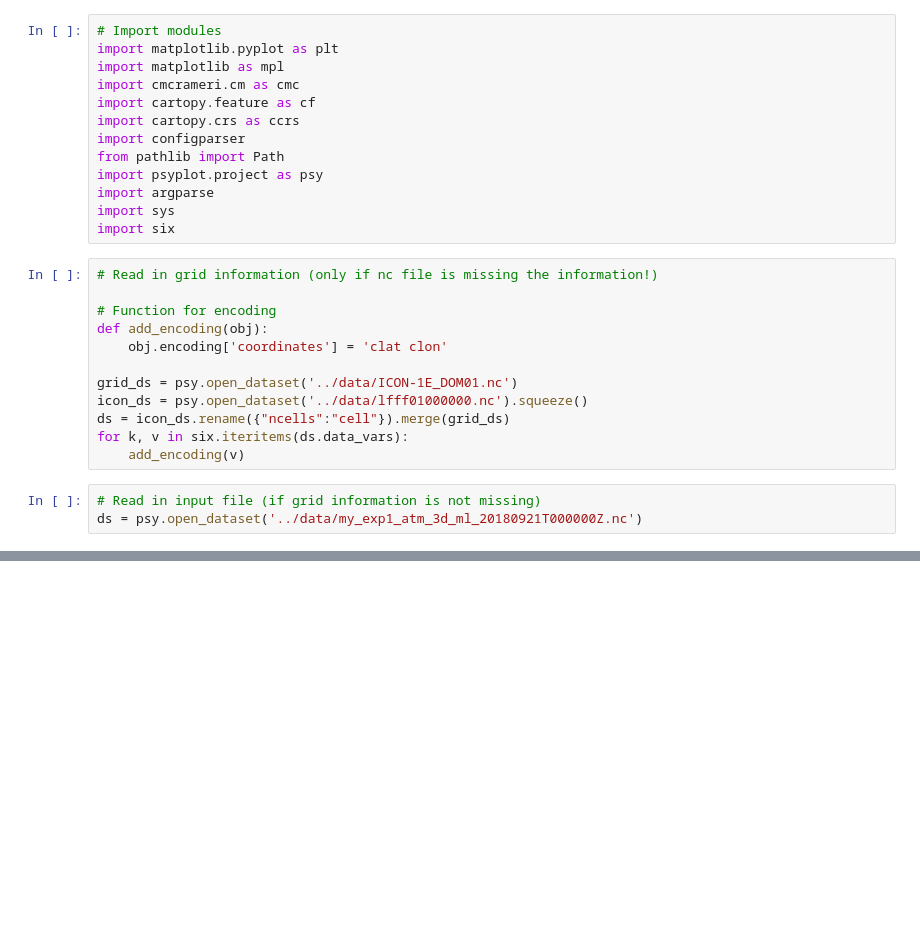
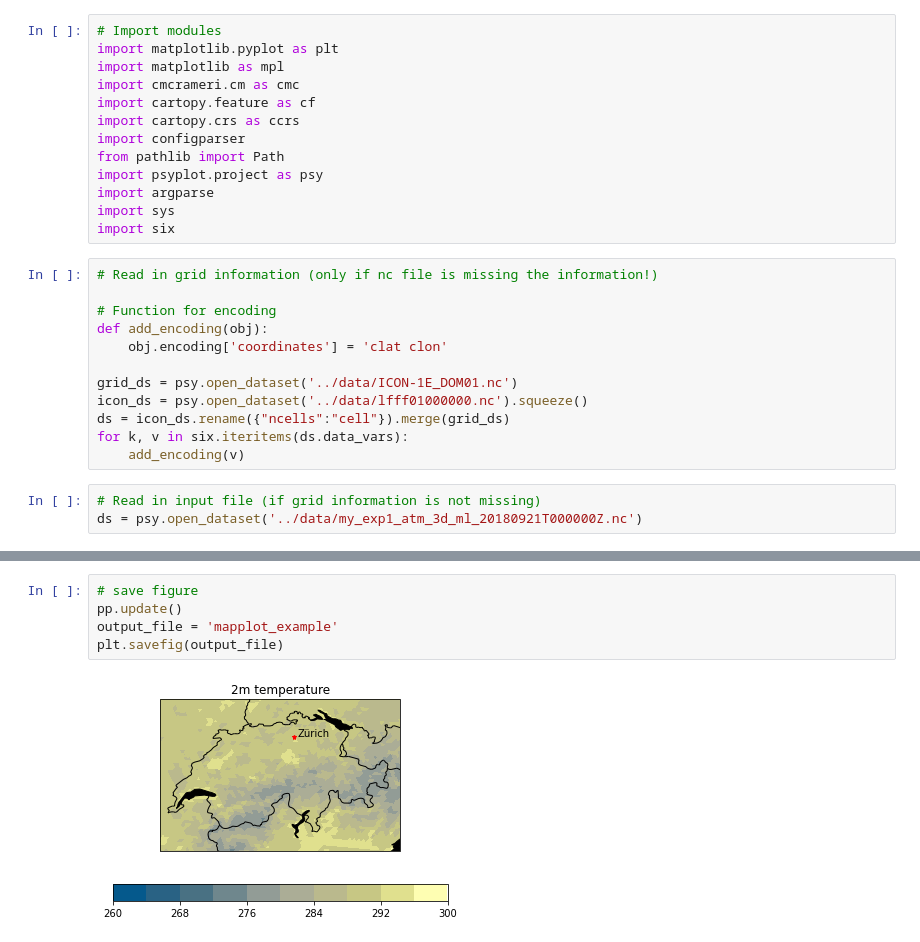
Before and after one commit to C2SM/icon-vis, a Jupyter notebook: psyplot/mapplot.ipynb, the cells around one changed output, grey strips where cells are left out. Saved outputs shown, nothing was run; the diff lists cells and outputs as text; blank space fills up the shorter version.

```diff
--- a/psyplot/mapplot.ipynb
+++ b/psyplot/mapplot.ipynb
@@ -120,0 +91,7 @@ plt.savefig(output_file)
+# %%
+# save figure
+pp.update()
+output_file = 'mapplot_example'
+plt.savefig(output_file)
+# %% [output]
+[figure, added]
```
Also changed, not shown: parts of 6 cells of this notebook.
